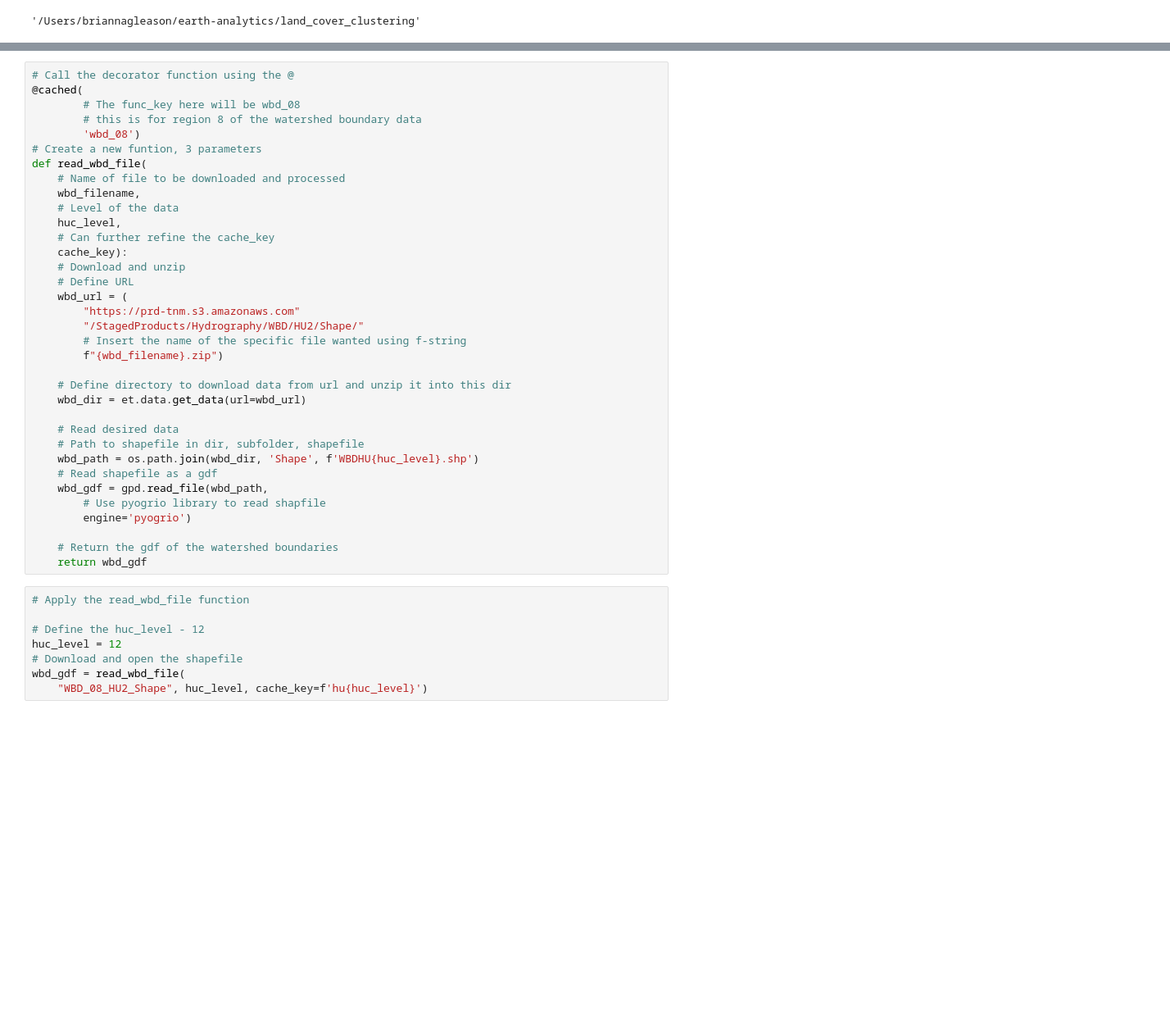
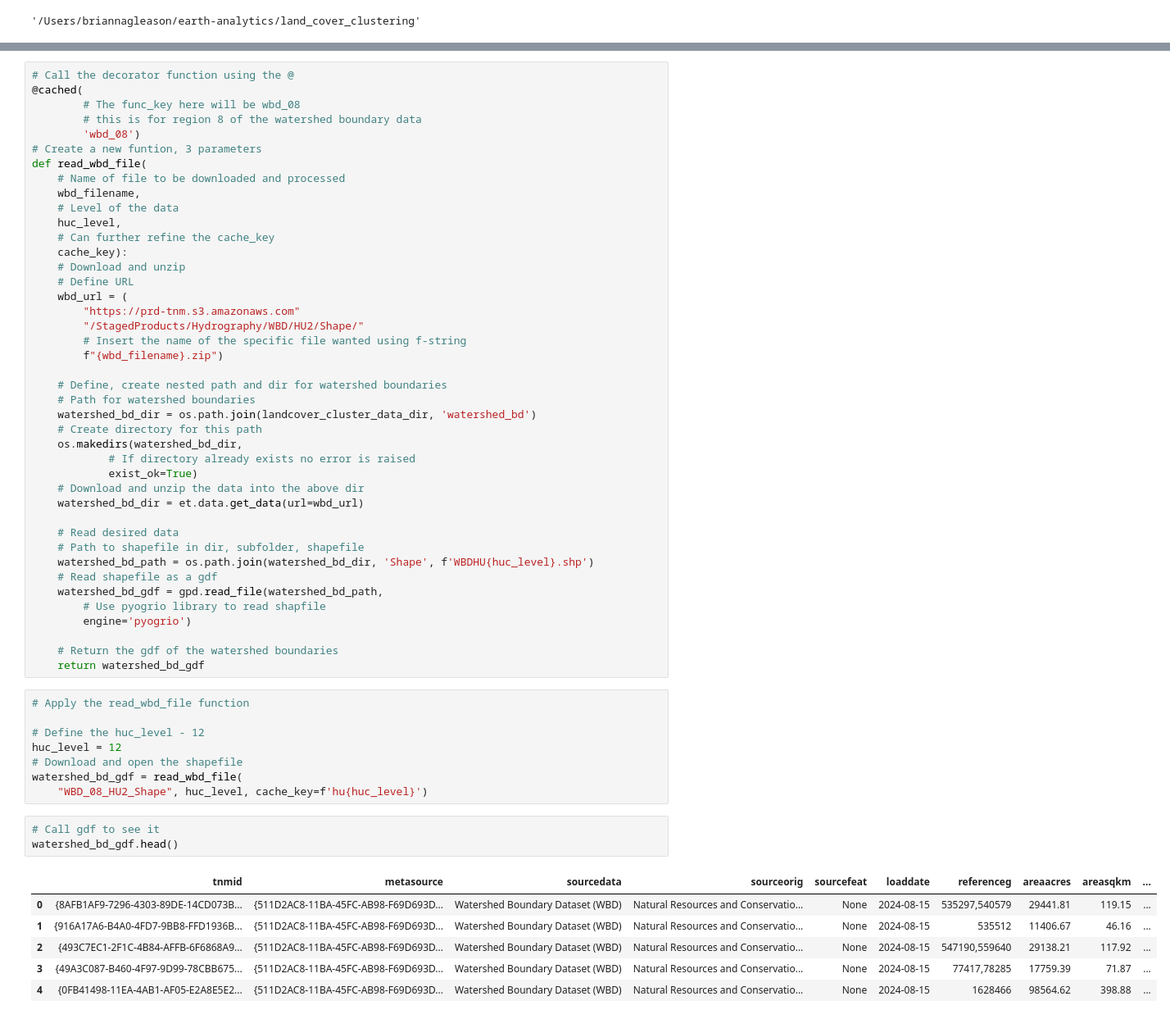
Before and after one commit to earthlab-education/clustering-brglea, a Jupyter notebook: clustering.ipynb, the cells around one changed output, grey strips where cells are left out. Shown at 82% size. Drawn from its saved outputs; the diff is of its cells as text; blank space fills up the shorter version.

```diff
--- a/clustering.ipynb
+++ b/clustering.ipynb
@@ -253,24 +254,41 @@ def read_wbd_file(
         # Insert the name of the specific file wanted using f-string
         f"{wbd_filename}.zip")
 
-    # Define directory to download data from url and unzip it into this dir
-    wbd_dir = et.data.get_data(url=wbd_url)
+    # Define, create nested path and dir for watershed boundaries
+    # Path for watershed boundaries
+    watershed_bd_dir = os.path.join(landcover_cluster_data_dir, 'watershed_bd')
+    # Create directory for this path
+    os.makedirs(watershed_bd_dir,
+            # If directory already exists no error is raised
+            exist_ok=True)
+    # Download and unzip the data into the above dir
+    watershed_bd_dir = et.data.get_data(url=wbd_url)
 
     # Read desired data
     # Path to shapefile in dir, subfolder, shapefile
-    wbd_path = os.path.join(wbd_dir, 'Shape', f'WBDHU{huc_level}.shp')
+    watershed_bd_path = os.path.join(watershed_bd_dir, 'Shape', f'WBDHU{huc_level}.shp')
     # Read shapefile as a gdf
-    wbd_gdf = gpd.read_file(wbd_path,
+    watershed_bd_gdf = gpd.read_file(watershed_bd_path,
         # Use pyogrio library to read shapfile
         engine='pyogrio')
 
     # Return the gdf of the watershed boundaries
-    return wbd_gdf
+    return watershed_bd_gdf
 # %%
 # Apply the read_wbd_file function
 
 # Define the huc_level - 12
 huc_level = 12
 # Download and open the shapefile
-wbd_gdf = read_wbd_file(
+watershed_bd_gdf = read_wbd_file(
     "WBD_08_HU2_Shape", huc_level, cache_key=f'hu{huc_level}')
+# %%
+# Call gdf to see it
+watershed_bd_gdf.head()
+# %% [output]
+|  | tnmid | metasource | sourcedata | sourceorig | sourcefeat | loaddate | referenceg | areaacres | areasqkm | ... |
+| 0 | {8AFB1AF9-7296-4303-89DE-14CD073B... | {511D2AC8-11BA-45FC-AB98-F69D693D... | Watershed Boundary Dataset (WBD) | Natural Resources and Conservatio... | None | 2024-08-15 | 535297,540579 | 29441.81 | 119.15 | ... |
+| 1 | {916A17A6-B4A0-4FD7-9BB8-FFD1936B... | {511D2AC8-11BA-45FC-AB98-F69D693D... | Watershed Boundary Dataset (WBD) | Natural Resources and Conservatio... | None | 2024-08-15 | 535512 | 11406.67 | 46.16 | ... |
+| 2 | {493C7EC1-2F1C-4B84-AFFB-6F6868A9... | {511D2AC8-11BA-45FC-AB98-F69D693D... | Watershed Boundary Dataset (WBD) | Natural Resources and Conservatio... | None | 2024-08-15 | 547190,559640 | 29138.21 | 117.92 | ... |
+| 3 | {49A3C087-B460-4F97-9D99-78CBB675... | {511D2AC8-11BA-45FC-AB98-F69D693D... | Watershed Boundary Dataset (WBD) | Natural Resources and Conservatio... | None | 2024-08-15 | 77417,78285 | 17759.39 | 71.87 | ... |
+| 4 | {0FB41498-11EA-4AB1-AF05-E2A8E5E2... | {511D2AC8-11BA-45FC-AB98-F69D693D... | Watershed Boundary Dataset (WBD) | Natural Resources and Conservatio... | None | 2024-08-15 | 1628466 | 98564.62 | 398.88 | ... |
```
Also changed, not shown: parts of 5 cells of this notebook, 1 other file.
